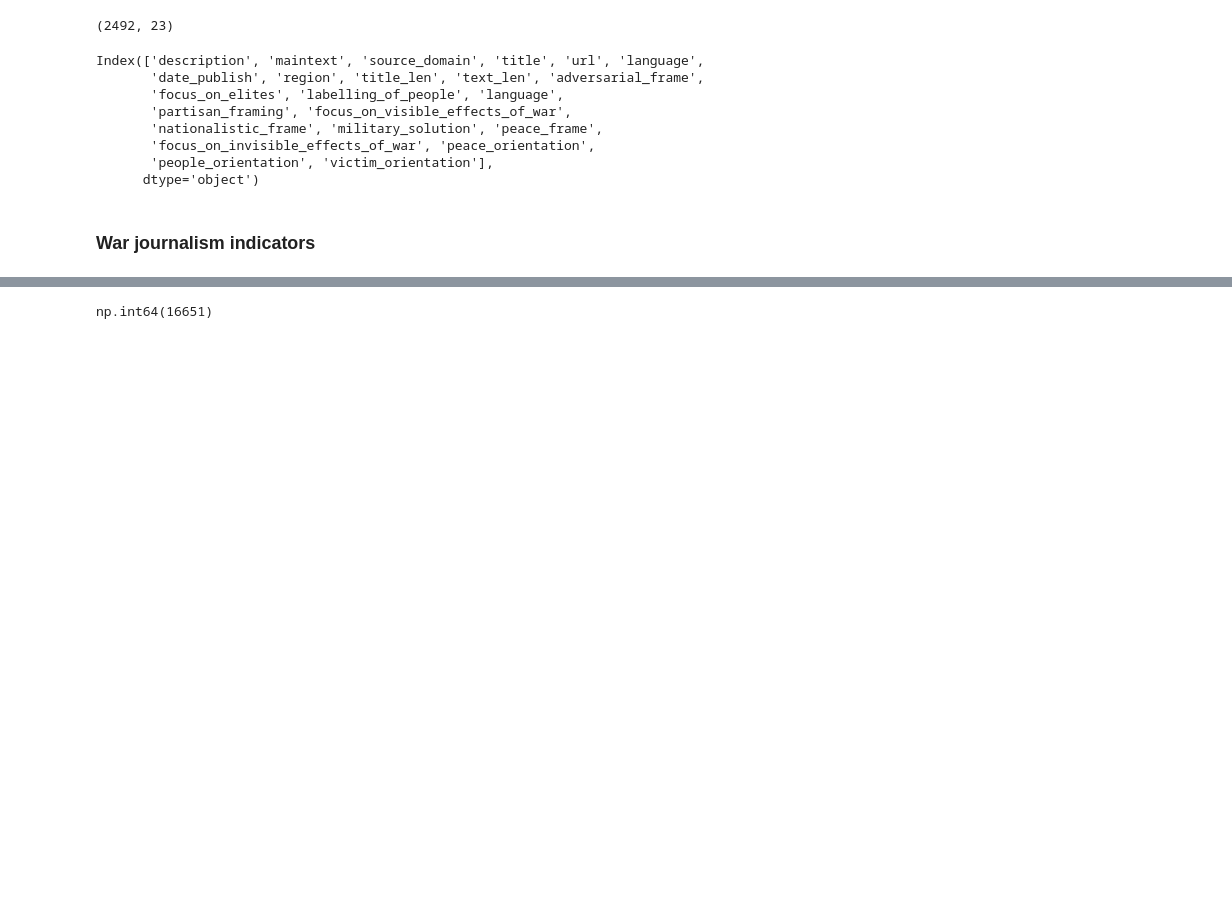
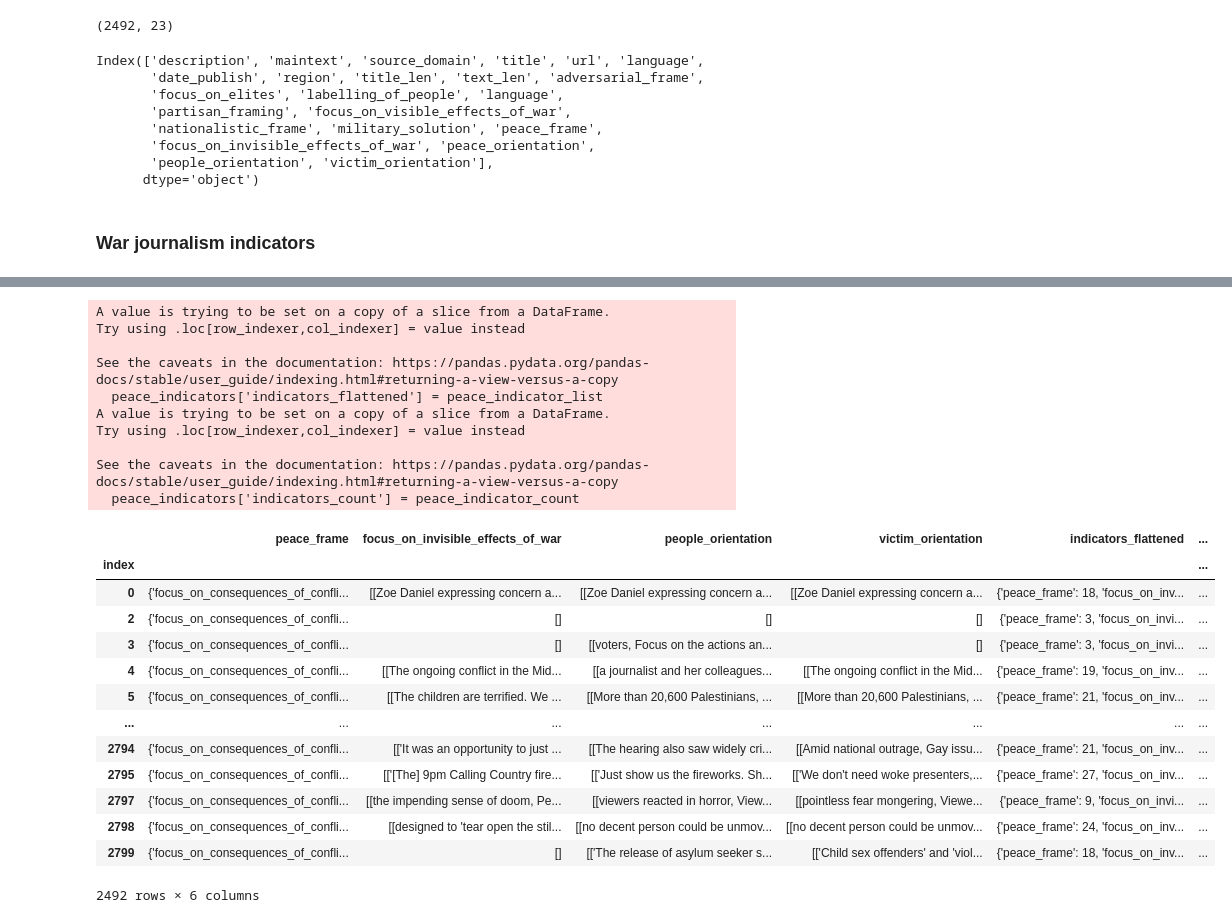
Before and after one commit to avneetreen/humanity-check, a Jupyter notebook: notebooks/Output Analysis.ipynb, the cells around one changed output, grey strips where cells are left out. Cells and saved outputs as stored; diff of their text form; code cells hidden in the pictures; blank space fills up the shorter version.

```diff
--- a/notebooks/Output Analysis.ipynb
+++ b/notebooks/Output Analysis.ipynb
@@ -167,5 +201,31 @@ war_summary.Count.sum()
 # %%
-peace_summary.Count.sum()
+peace_indicator_list, peace_indicator_count = flatten_and_count(peace_indicators)
+peace_indicators['indicators_flattened'] = peace_indicator_list
+peace_indicators['indicators_count'] = peace_indicator_count
+peace_indicators
 # %% [output]
-np.int64(16651)
+A value is trying to be set on a copy of a slice from a DataFrame.
+Try using .loc[row_indexer,col_indexer] = value instead
+
+See the caveats in the documentation: https://pandas.pydata.org/pandas-docs/stable/user_guide/indexing.html#returning-a-view-versus-a-copy
+  peace_indicators['indicators_flattened'] = peace_indicator_list
+A value is trying to be set on a copy of a slice from a DataFrame.
+Try using .loc[row_indexer,col_indexer] = value instead
+
+See the caveats in the documentation: https://pandas.pydata.org/pandas-docs/stable/user_guide/indexing.html#returning-a-view-versus-a-copy
+  peace_indicators['indicators_count'] = peace_indicator_count
+|  | peace_frame | focus_on_invisible_effects_of_war | people_orientation | victim_orientation | indicators_flattened | ... |
+| index |  |  |  |  |  | ... |
+| 0 | {'focus_on_consequences_of_confli... | [[Zoe Daniel expressing concern a... | [[Zoe Daniel expressing concern a... | [[Zoe Daniel expressing concern a... | {'peace_frame': 18, 'focus_on_inv... | ... |
+| 2 | {'focus_on_consequences_of_confli... | [] | [] | [] | {'peace_frame': 3, 'focus_on_invi... | ... |
+| 3 | {'focus_on_consequences_of_confli... | [] | [[voters, Focus on the actions an... | [] | {'peace_frame': 3, 'focus_on_invi... | ... |
+| 4 | {'focus_on_consequences_of_confli... | [[The ongoing conflict in the Mid... | [[a journalist and her colleagues... | [[The ongoing conflict in the Mid... | {'peace_frame': 19, 'focus_on_inv... | ... |
+| 5 | {'focus_on_consequences_of_confli... | [[The children are terrified. We ... | [[More than 20,600 Palestinians, ... | [[More than 20,600 Palestinians, ... | {'peace_frame': 21, 'focus_on_inv... | ... |
+| ... | ... | ... | ... | ... | ... | ... |
+| 2794 | {'focus_on_consequences_of_confli... | [['It was an opportunity to just ... | [[The hearing also saw widely cri... | [[Amid national outrage, Gay issu... | {'peace_frame': 21, 'focus_on_inv... | ... |
+| 2795 | {'focus_on_consequences_of_confli... | [['[The] 9pm Calling Country fire... | [['Just show us the fireworks. Sh... | [['We don't need woke presenters,... | {'peace_frame': 27, 'focus_on_inv... | ... |
+| 2797 | {'focus_on_consequences_of_confli... | [[the impending sense of doom, Pe... | [[viewers reacted in horror, View... | [[pointless fear mongering, Viewe... | {'peace_frame': 9, 'focus_on_invi... | ... |
+| 2798 | {'focus_on_consequences_of_confli... | [[designed to 'tear open the stil... | [[no decent person could be unmov... | [[no decent person could be unmov... | {'peace_frame': 24, 'focus_on_inv... | ... |
+| 2799 | {'focus_on_consequences_of_confli... | [] | [['The release of asylum seeker s... | [['Child sex offenders' and 'viol... | {'peace_frame': 18, 'focus_on_inv... | ... |
+2492 rows × 6 columns
 # %%
```
Also changed, not shown: parts of 12 cells of this notebook.
